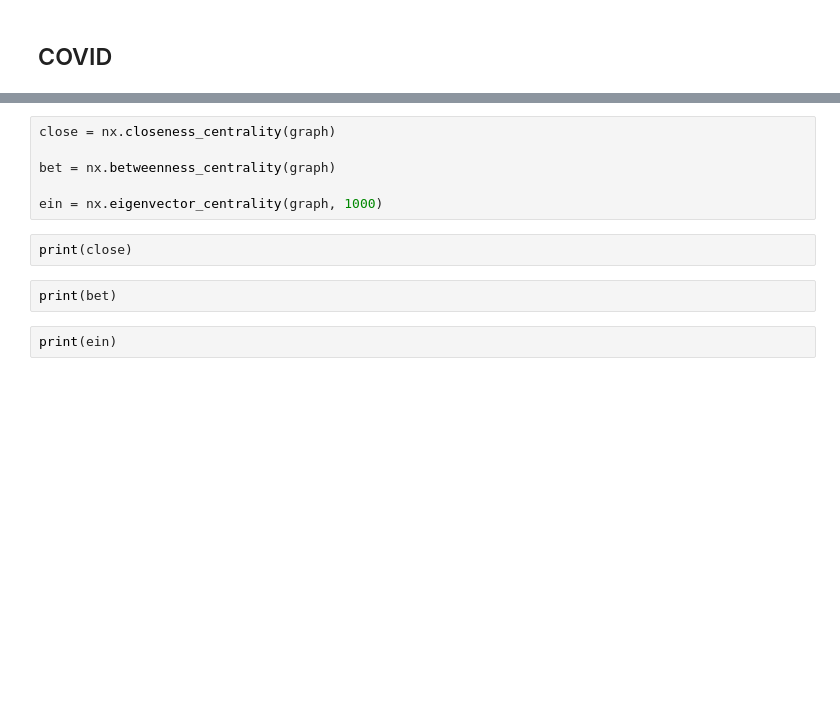
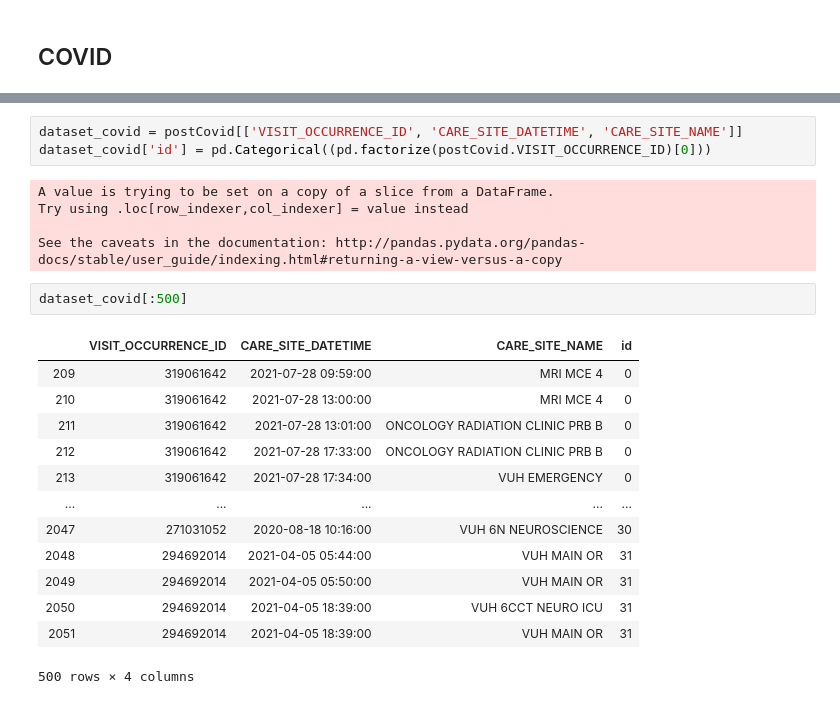
Before and after one commit to wangvictoria/NetworkHealthcare, a Jupyter notebook: victoria_healthcare_network.ipynb, the cells around one changed output, grey strips where cells are left out. Cells and saved outputs as stored; diff of their text form; blank space fills up the shorter version.

```diff
--- a/victoria_healthcare_network.ipynb
+++ b/victoria_healthcare_network.ipynb
@@ -412,12 +480,24 @@ nx.draw_shell(graph, with_labels=True)
-# %%
-close = nx.closeness_centrality(graph)
-
-bet = nx.betweenness_centrality(graph)
-
-ein = nx.eigenvector_centrality(graph, 1000)
-# %%
-print(close)
-# %%
-print(bet)
-# %%
-print(ein)
+# %%
+dataset_covid = postCovid[['VISIT_OCCURRENCE_ID', 'CARE_SITE_DATETIME', 'CARE_SITE_NAME']]
+dataset_covid['id'] = pd.Categorical((pd.factorize(postCovid.VISIT_OCCURRENCE_ID)[0]))
+# %% [output]
+A value is trying to be set on a copy of a slice from a DataFrame.
+Try using .loc[row_indexer,col_indexer] = value instead
+
+See the caveats in the documentation: http://pandas.pydata.org/pandas-docs/stable/user_guide/indexing.html#returning-a-view-versus-a-copy
+# %%
+dataset_covid[:500]
+# %% [output]
+|  | VISIT_OCCURRENCE_ID | CARE_SITE_DATETIME | CARE_SITE_NAME | id |
+| 209 | 319061642 | 2021-07-28 09:59:00 | MRI MCE 4 | 0 |
+| 210 | 319061642 | 2021-07-28 13:00:00 | MRI MCE 4 | 0 |
+| 211 | 319061642 | 2021-07-28 13:01:00 | ONCOLOGY RADIATION CLINIC PRB B | 0 |
+| 212 | 319061642 | 2021-07-28 17:33:00 | ONCOLOGY RADIATION CLINIC PRB B | 0 |
+| 213 | 319061642 | 2021-07-28 17:34:00 | VUH EMERGENCY | 0 |
+| ... | ... | ... | ... | ... |
+| 2047 | 271031052 | 2020-08-18 10:16:00 | VUH 6N NEUROSCIENCE | 30 |
+| 2048 | 294692014 | 2021-04-05 05:44:00 | VUH MAIN OR | 31 |
+| 2049 | 294692014 | 2021-04-05 05:50:00 | VUH MAIN OR | 31 |
+| 2050 | 294692014 | 2021-04-05 18:39:00 | VUH 6CCT NEURO ICU | 31 |
+| 2051 | 294692014 | 2021-04-05 18:39:00 | VUH MAIN OR | 31 |
+500 rows × 4 columns
```
Also changed, not shown: parts of 72 cells of this notebook.
